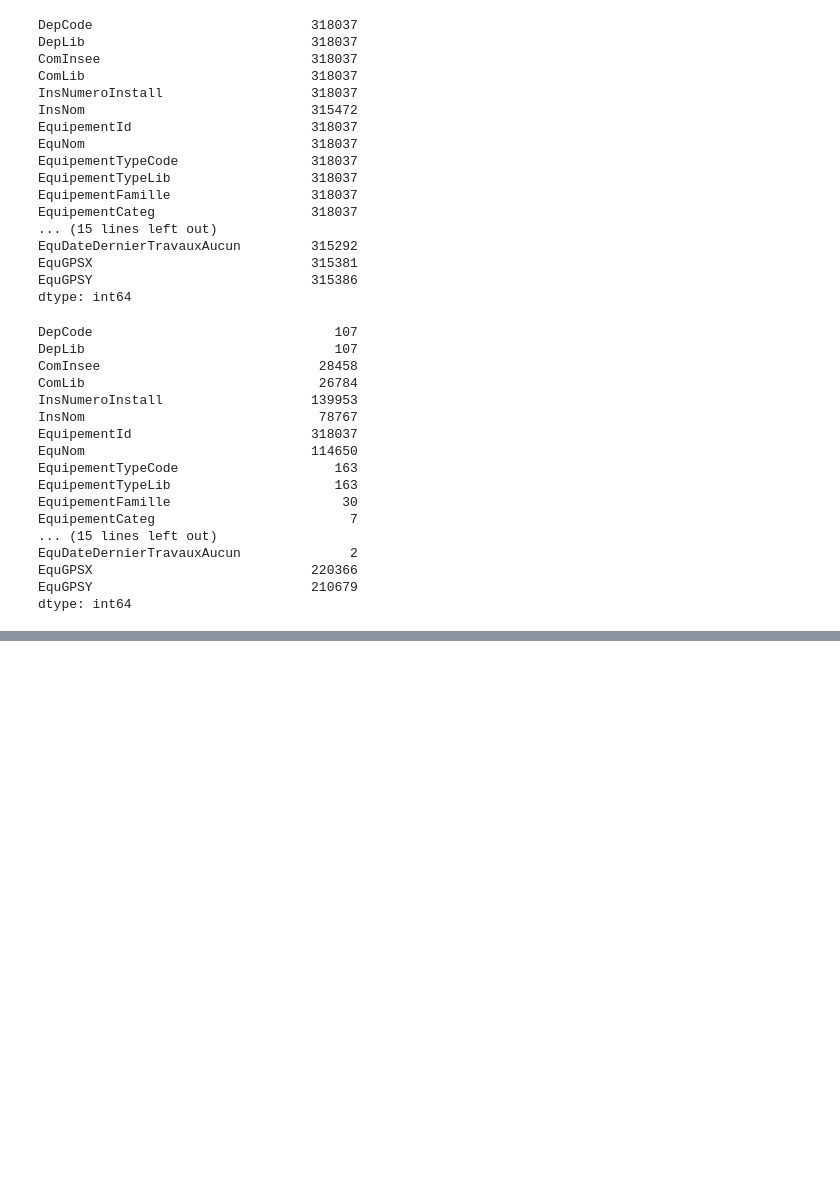
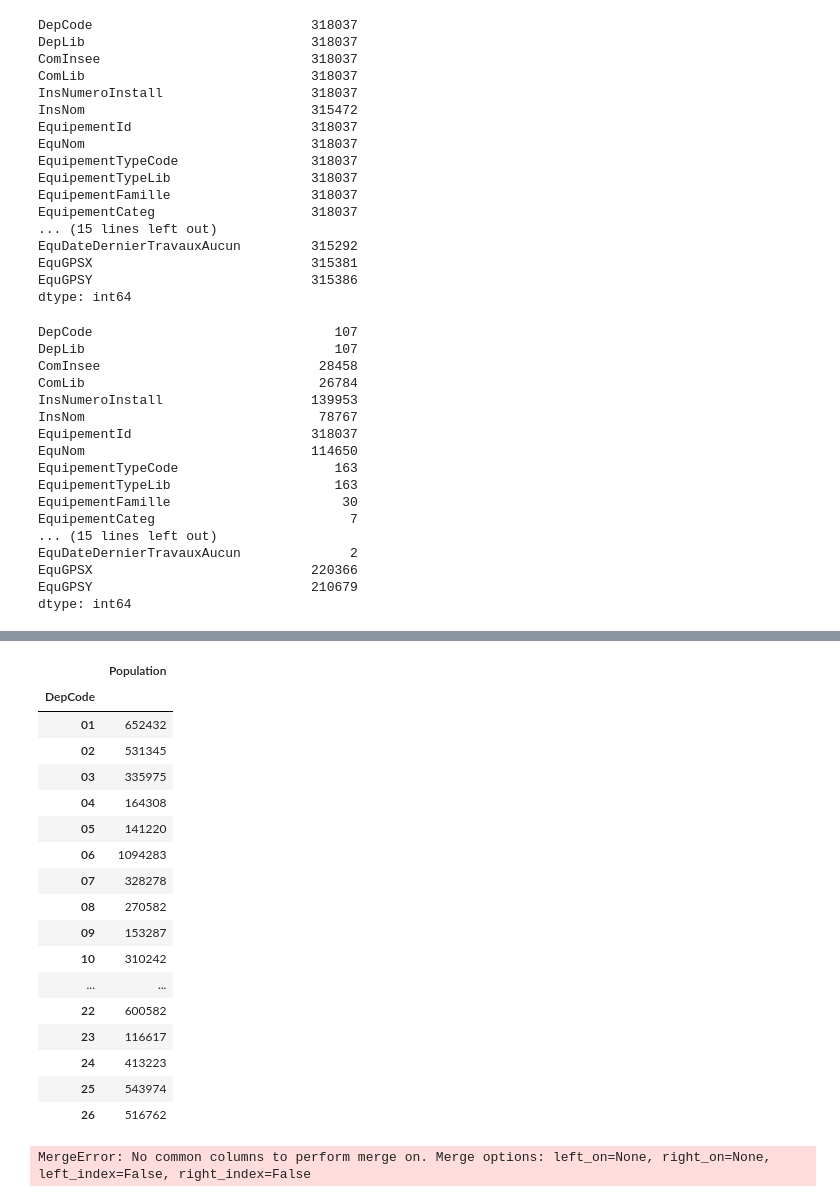
Before and after one commit to JulesChpn/ProjetPython, a Jupyter notebook: README.ipynb, the cells around one changed output, grey strips where cells are left out. Drawn from its saved outputs; the diff is of its cells as text; code cells hidden in the pictures; blank space fills up the shorter version.

```diff
--- a/README.ipynb
+++ b/README.ipynb
@@ -62,0 +109,29 @@ dtype: int64
+# %%
+population['DepCode'] = population['CODGEO'].str[:2]
+
+population_departements = pd.DataFrame(population.groupby('DepCode')['P19_POP'].sum())
+population_departements = population_departements.rename({"P19_POP":"Population"}, axis=1)
+population_departements.head(25)
+# %% [output]
+|  | Population |
+| DepCode |  |
+| 01 | 652432 |
+| 02 | 531345 |
+| 03 | 335975 |
+| 04 | 164308 |
+| 05 | 141220 |
+| 06 | 1094283 |
+| 07 | 328278 |
+| 08 | 270582 |
+| 09 | 153287 |
+| 10 | 310242 |
+| ... | ... |
+| 22 | 600582 |
+| 23 | 116617 |
+| 24 | 413223 |
+| 25 | 543974 |
+| 26 | 516762 |
+# %%
+equipements_departements.merge(population_departements, how = 'outer', indicator=True)
+# %% [output]
+MergeError: No common columns to perform merge on. Merge options: left_on=None, right_on=None, left_index=False, right_index=False
```
Also changed, not shown: parts of 6 cells of this notebook.
